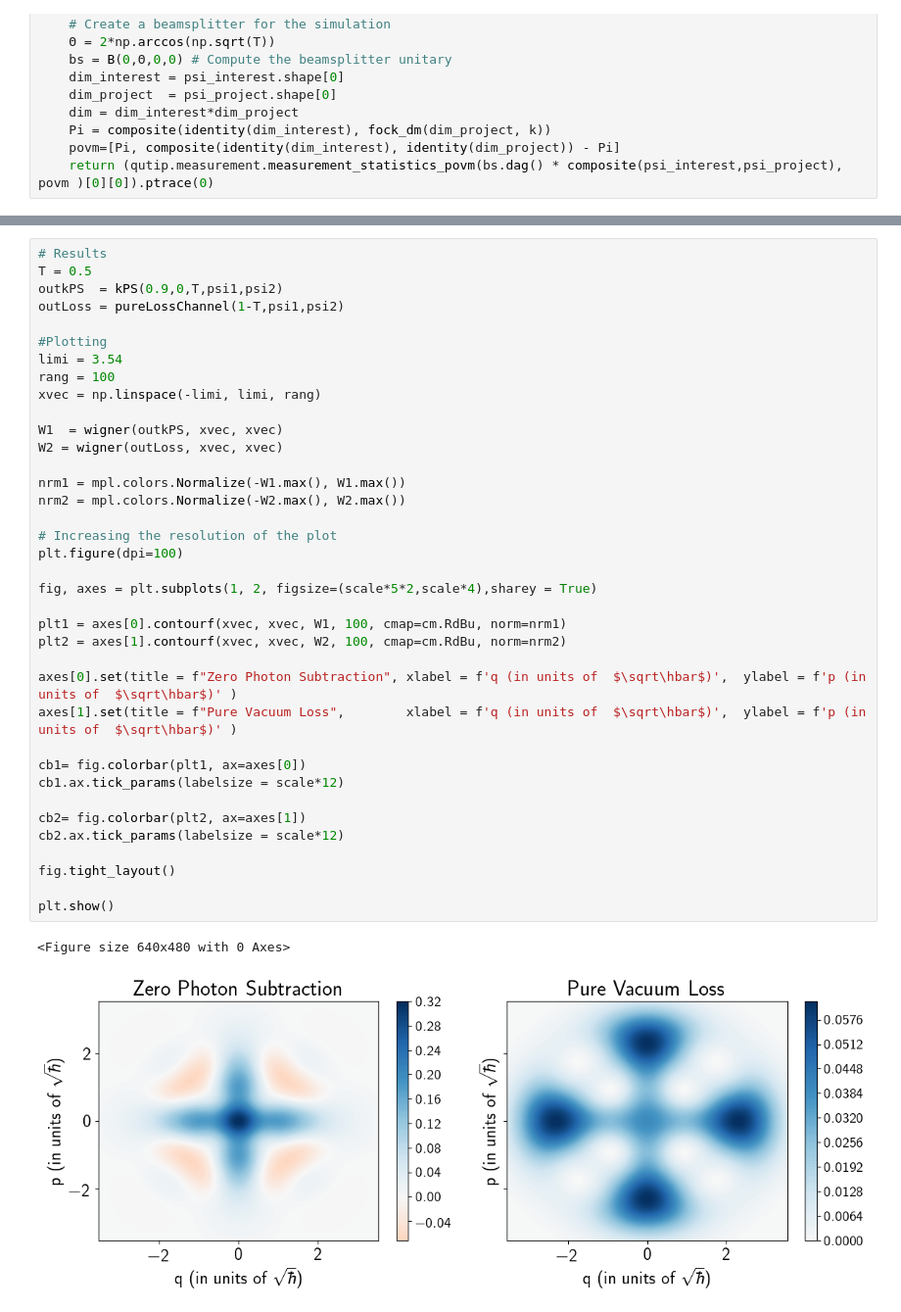
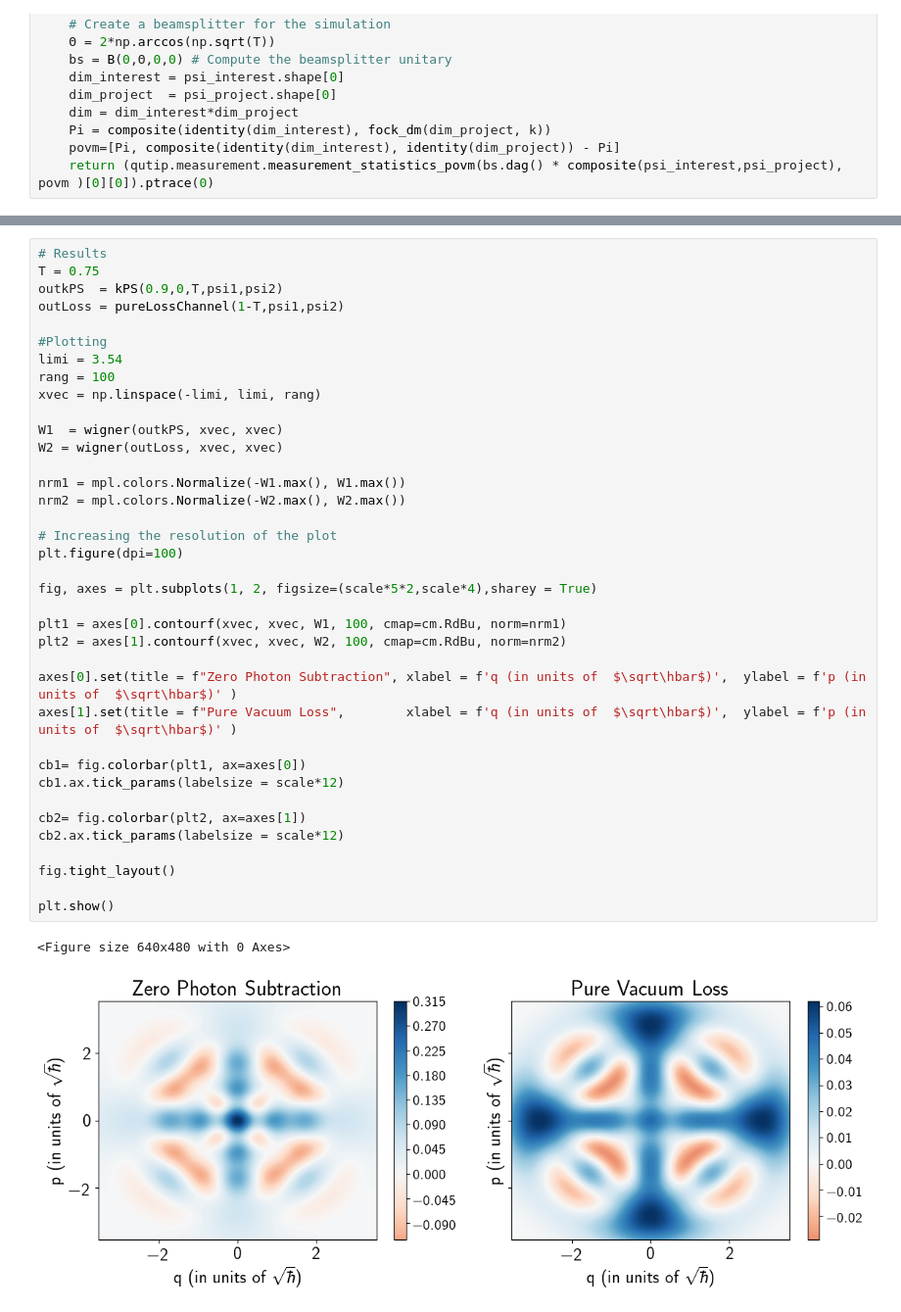
Before and after one commit to saurabh-shringarpure/ThrHomHet, a Jupyter notebook: bincode.ipynb, the cells around one changed output, grey strips where cells are left out. Shown at 98% size. Cells and saved outputs as stored; diff of their text form.

```diff
--- a/bincode.ipynb
+++ b/bincode.ipynb
@@ -104,6 +104,6 @@ Quantum object: dims = [[10], [10]], shape = (10, 10), type = oper, isherm = Tru
 # %%
 # Results
-T = 0.5
+T = 0.75
 outkPS  = kPS(0.9,0,T,psi1,psi2)
 outLoss = pureLossChannel(1-T,psi1,psi2)
 
@@ -113,31 +113,31 @@ rang = 100
 xvec = np.linspace(-limi, limi, rang)
 
 W1  = wigner(outkPS, xvec, xvec)
 W2 = wigner(outLoss, xvec, xvec)
 
 nrm1 = mpl.colors.Normalize(-W1.max(), W1.max())
 nrm2 = mpl.colors.Normalize(-W2.max(), W2.max())
 
 # Increasing the resolution of the plot
 plt.figure(dpi=100)
 
 fig, axes = plt.subplots(1, 2, figsize=(scale*5*2,scale*4),sharey = True)
 
 plt1 = axes[0].contourf(xvec, xvec, W1, 100, cmap=cm.RdBu, norm=nrm1)
 plt2 = axes[1].contourf(xvec, xvec, W2, 100, cmap=cm.RdBu, norm=nrm2)
 
 axes[0].set(title = f"Zero Photon Subtraction", xlabel = f'q (in units of  $\sqrt\hbar$)',  ylabel = f'p (in units of  $\sqrt\hbar$)' )
 axes[1].set(title = f"Pure Vacuum Loss",        xlabel = f'q (in units of  $\sqrt\hbar$)',  ylabel = f'p (in units of  $\sqrt\hbar$)' )
 
 cb1= fig.colorbar(plt1, ax=axes[0])
 cb1.ax.tick_params(labelsize = scale*12)
 
 cb2= fig.colorbar(plt2, ax=axes[1])
 cb2.ax.tick_params(labelsize = scale*12)
 
 fig.tight_layout()
 
 plt.show()
 # %% [output]
 <Figure size 640x480 with 0 Axes>
-[figure, old version]
+[figure, new version]
```
Also changed, not shown: parts of 4 cells of this notebook.
